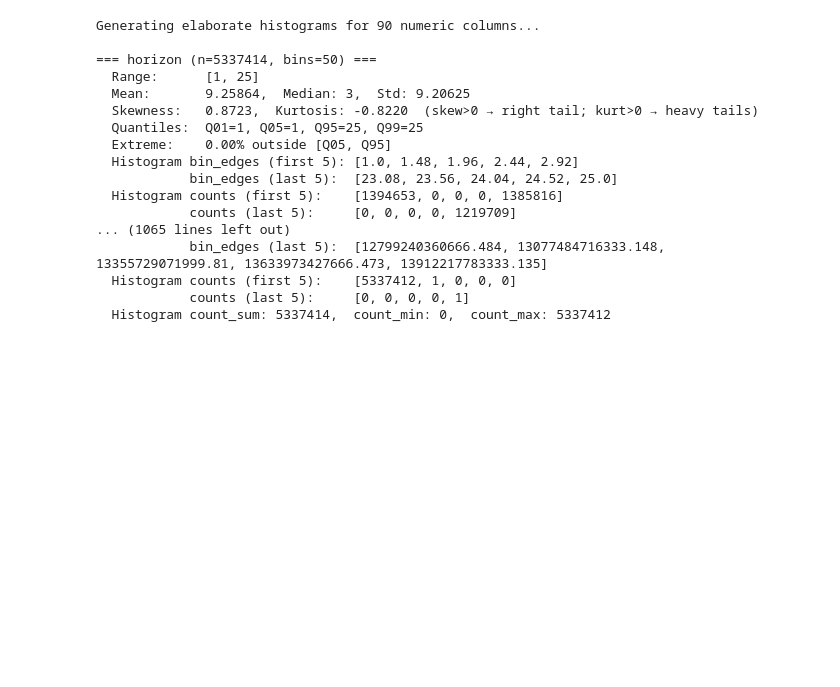
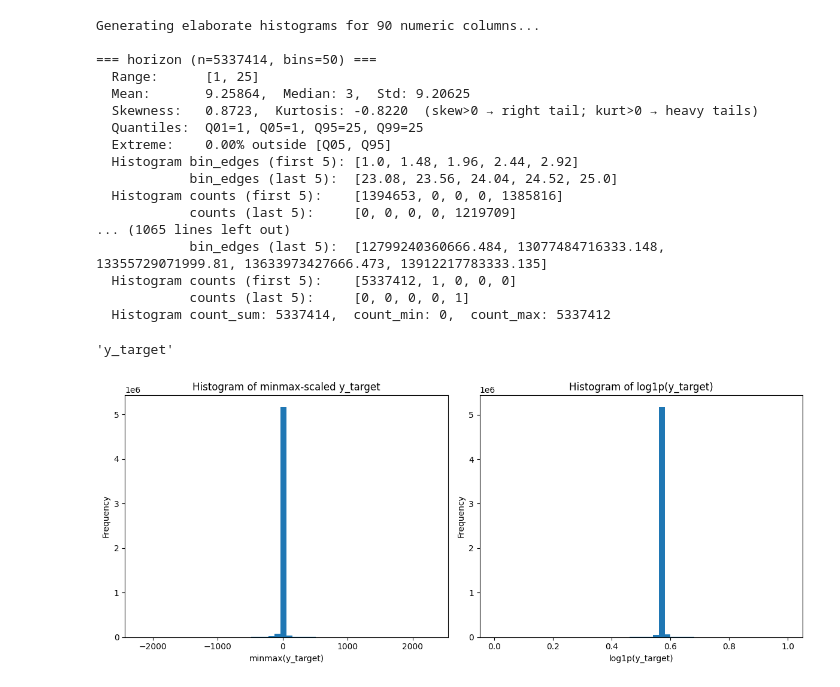
Before and after one commit to smakamali/hedge_fund_forecasting, a Jupyter notebook: eda-notebook.ipynb, the cells around one changed output. Drawn from its saved outputs; the diff is of its cells as text; code cells hidden in the pictures; blank space fills up the shorter version.

```diff
--- a/eda-notebook.ipynb
+++ b/eda-notebook.ipynb
@@ -327,4 +326,40 @@ Generating elaborate histograms for 90 numeric columns...
   Histogram counts (first 5):    [5337412, 1, 0, 0, 0]
             counts (last 5):     [0, 0, 0, 0, 1]
   Histogram count_sum: 5337414,  count_min: 0,  count_max: 5337412
+# %%
+pdf.columns[-2]
+# %% [output]
+'y_target'
+# %%
+from sklearn.preprocessing import MinMaxScaler
+
+y = pdf['y_target']
+# Perform min-max scaling on y (result is a numpy array)
+scaler = MinMaxScaler()
+y_scaled = scaler.fit_transform(y.values.reshape(-1, 1)).flatten()
+
+y_log = np.log1p(y_scaled)
+scaler2 = MinMaxScaler()
+y_log_scaled = scaler2.fit_transform(y_log.reshape(-1, 1)).flatten()
+
+
+import matplotlib.pyplot as plt
+
+fig, axes = plt.subplots(1, 2, figsize=(12, 5))
+axes[0].hist(y[~pd.isna(y)], bins=50)
+axes[0].set_title('Histogram of minmax-scaled y_target')
+axes[0].set_xlabel('minmax(y_target)')
+axes[0].set_ylabel('Frequency')
+
+# Exclude -inf, inf, nan for log1p(y) (avoid crash for strange values)
+y_log_clean = y_log_scaled[np.isfinite(y_log_scaled)]
+axes[1].hist(y_log_clean, bins=50)
+axes[1].set_title('Histogram of log1p(y_target)')
+axes[1].set_xlabel('log1p(y_target)')
+axes[1].set_ylabel('Frequency')
+
+plt.tight_layout()
+plt.show()
+# %% [output]
+[figure, added]
 # %%
```
Also changed, not shown: parts of 2 cells of this notebook, 19 other files.
